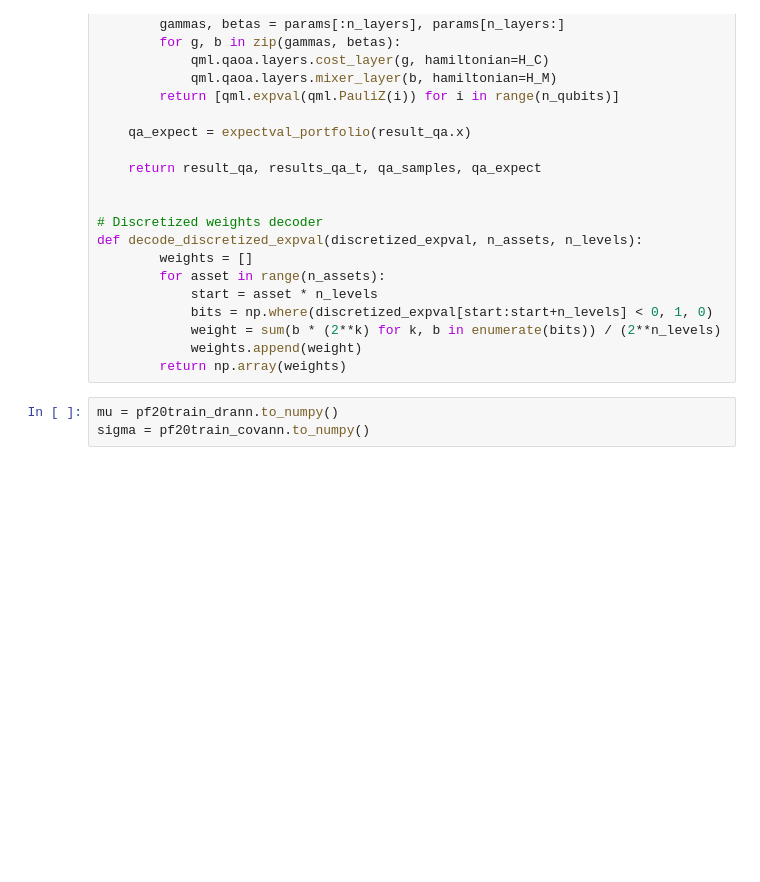
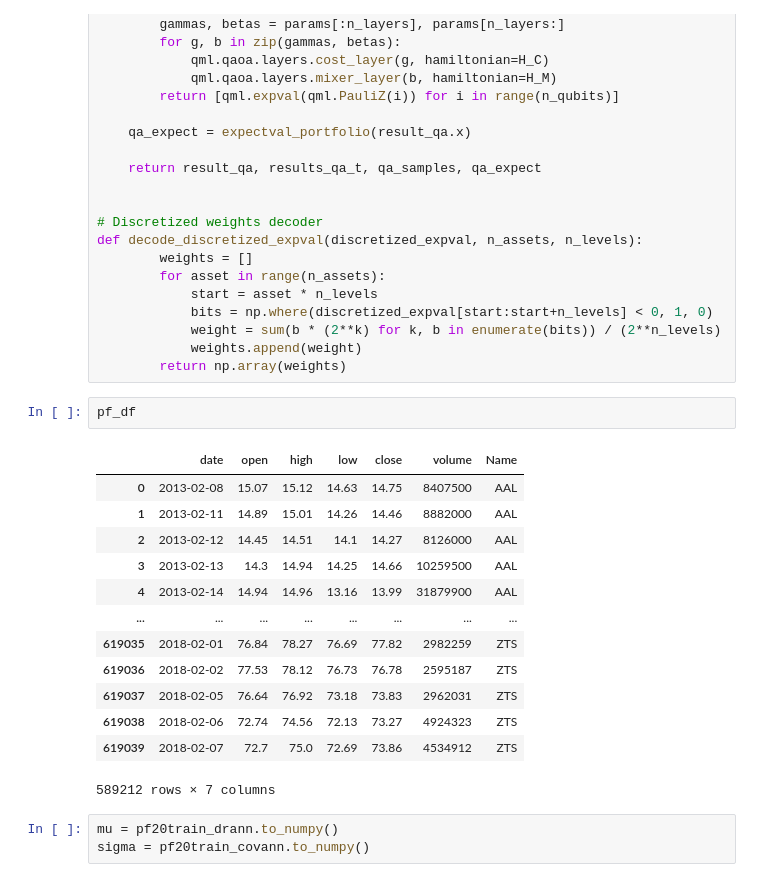
Before and after one commit to floatn/QML-for-finance, a Jupyter notebook: qml_qaoa.ipynb, the cells around one changed output. Drawn from its saved outputs; the diff is of its cells as text; blank space fills up the shorter version.

```diff
--- a/qml_qaoa.ipynb
+++ b/qml_qaoa.ipynb
@@ -441,6 +441,22 @@ def decode_discretized_expval(discretized_expval, n_assets, n_levels):
             weight = sum(b * (2**k) for k, b in enumerate(bits)) / (2**n_levels)
             weights.append(weight)
         return np.array(weights)
+# %%
+pf_df
+# %% [output]
+|  | date | open | high | low | close | volume | Name |
+| 0 | 2013-02-08 | 15.07 | 15.12 | 14.63 | 14.75 | 8407500 | AAL |
+| 1 | 2013-02-11 | 14.89 | 15.01 | 14.26 | 14.46 | 8882000 | AAL |
+| 2 | 2013-02-12 | 14.45 | 14.51 | 14.1 | 14.27 | 8126000 | AAL |
+| 3 | 2013-02-13 | 14.3 | 14.94 | 14.25 | 14.66 | 10259500 | AAL |
+| 4 | 2013-02-14 | 14.94 | 14.96 | 13.16 | 13.99 | 31879900 | AAL |
+| ... | ... | ... | ... | ... | ... | ... | ... |
+| 619035 | 2018-02-01 | 76.84 | 78.27 | 76.69 | 77.82 | 2982259 | ZTS |
+| 619036 | 2018-02-02 | 77.53 | 78.12 | 76.73 | 76.78 | 2595187 | ZTS |
+| 619037 | 2018-02-05 | 76.64 | 76.92 | 73.18 | 73.83 | 2962031 | ZTS |
+| 619038 | 2018-02-06 | 72.74 | 74.56 | 72.13 | 73.27 | 4924323 | ZTS |
+| 619039 | 2018-02-07 | 72.7 | 75.0 | 72.69 | 73.86 | 4534912 | ZTS |
+589212 rows × 7 columns
 # %%
 mu = pf20train_drann.to_numpy()
 sigma = pf20train_covann.to_numpy()
```
Also changed, not shown: parts of 13 cells of this notebook, 1 other file.
